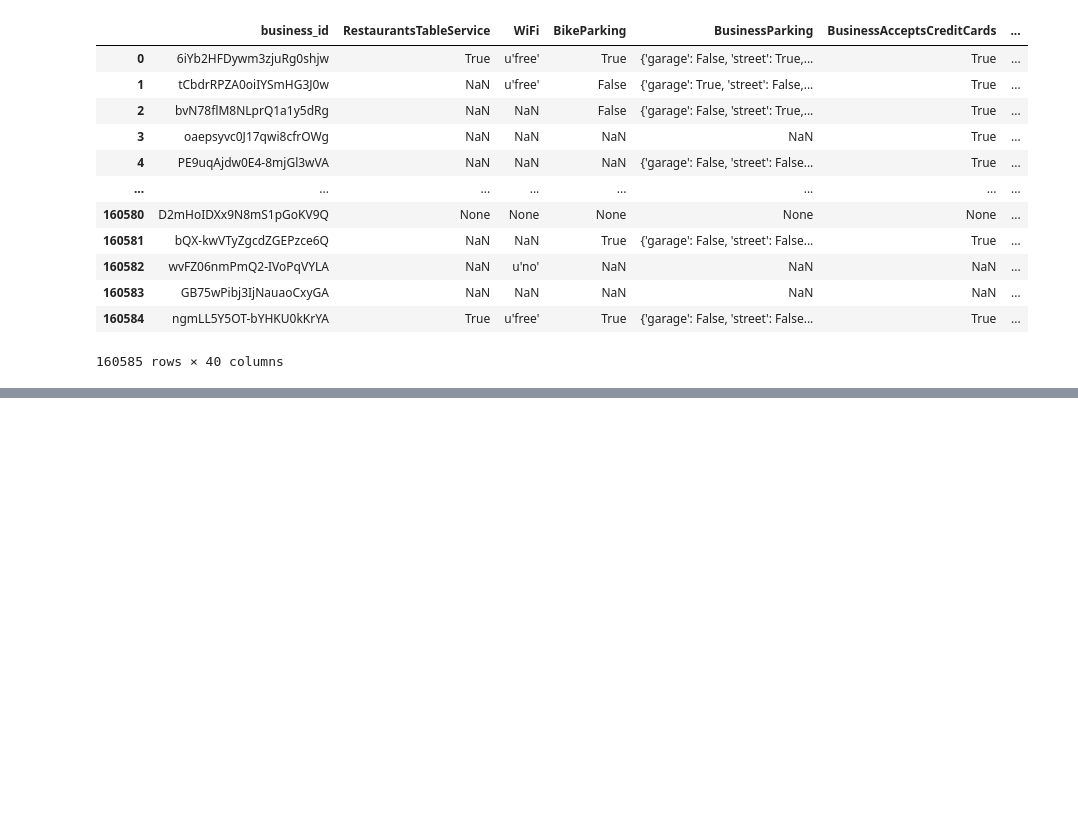
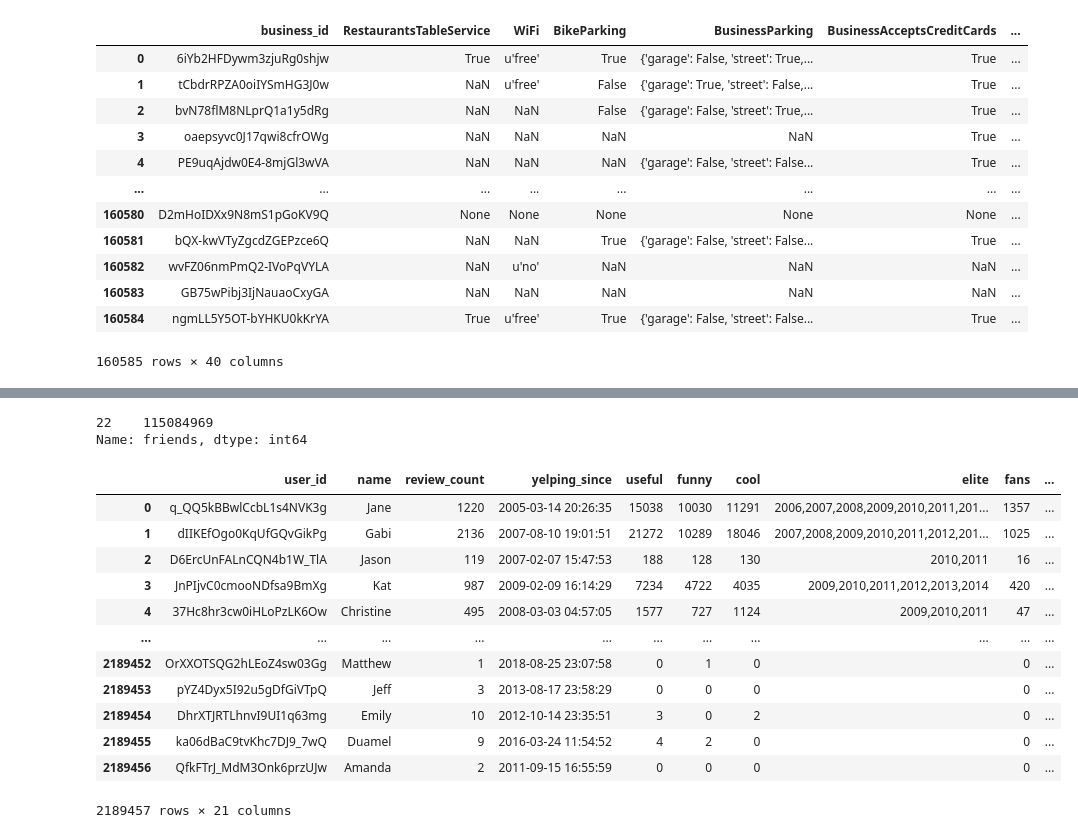
Before and after one commit to connie-ho/data-bites, a Jupyter notebook: Data_Exploration.ipynb, the cells around one changed output, grey strips where cells are left out. Drawn from its saved outputs; the diff is of its cells as text; code cells hidden in the pictures; blank space fills up the shorter version.

```diff
--- a/Data_Exploration.ipynb
+++ b/Data_Exploration.ipynb
@@ -340,0 +696,22 @@ Name: BusinessParking, dtype: object
+# %%
+df_user_friends.friends.str.len().value_counts()
+# %% [output]
+22    115084969
+Name: friends, dtype: int64
+# %%
+df_user = df_user[df_user.columns.drop('friends')]
+df_user
+# %% [output]
+|  | user_id | name | review_count | yelping_since | useful | funny | cool | elite | fans | ... |
+| 0 | q_QQ5kBBwlCcbL1s4NVK3g | Jane | 1220 | 2005-03-14 20:26:35 | 15038 | 10030 | 11291 | 2006,2007,2008,2009,2010,2011,201... | 1357 | ... |
+| 1 | dIIKEfOgo0KqUfGQvGikPg | Gabi | 2136 | 2007-08-10 19:01:51 | 21272 | 10289 | 18046 | 2007,2008,2009,2010,2011,2012,201... | 1025 | ... |
+| 2 | D6ErcUnFALnCQN4b1W_TlA | Jason | 119 | 2007-02-07 15:47:53 | 188 | 128 | 130 | 2010,2011 | 16 | ... |
+| 3 | JnPIjvC0cmooNDfsa9BmXg | Kat | 987 | 2009-02-09 16:14:29 | 7234 | 4722 | 4035 | 2009,2010,2011,2012,2013,2014 | 420 | ... |
+| 4 | 37Hc8hr3cw0iHLoPzLK6Ow | Christine | 495 | 2008-03-03 04:57:05 | 1577 | 727 | 1124 | 2009,2010,2011 | 47 | ... |
+| ... | ... | ... | ... | ... | ... | ... | ... | ... | ... | ... |
+| 2189452 | OrXXOTSQG2hLEoZ4sw03Gg | Matthew | 1 | 2018-08-25 23:07:58 | 0 | 1 | 0 |  | 0 | ... |
+| 2189453 | pYZ4Dyx5I92u5gDfGiVTpQ | Jeff | 3 | 2013-08-17 23:58:29 | 0 | 0 | 0 |  | 0 | ... |
+| 2189454 | DhrXTJRTLhnvI9UI1q63mg | Emily | 10 | 2012-10-14 23:35:51 | 3 | 0 | 2 |  | 0 | ... |
+| 2189455 | ka06dBaC9tvKhc7DJ9_7wQ | Duamel | 9 | 2016-03-24 11:54:52 | 4 | 2 | 0 |  | 0 | ... |
+| 2189456 | QfkFTrJ_MdM3Onk6przUJw | Amanda | 2 | 2011-09-15 16:55:59 | 0 | 0 | 0 |  | 0 | ... |
+2189457 rows × 21 columns
```
Also changed, not shown: parts of 40 cells of this notebook.
